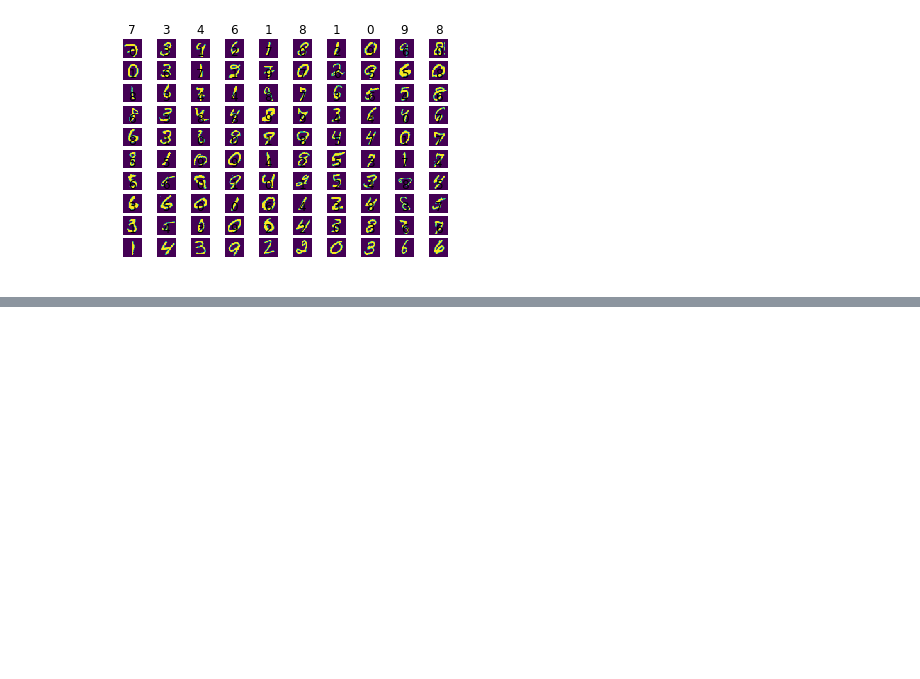
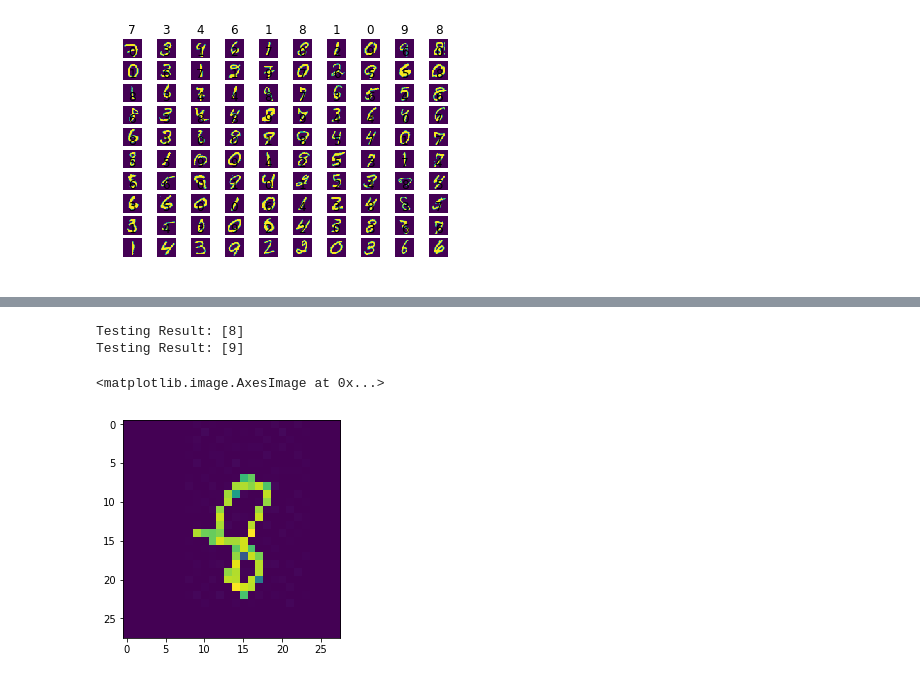
Before and after one commit to lianxiaolei/wonderful, a Jupyter notebook: notebook/test.ipynb, the cells around one changed output, grey strips where cells are left out. Saved outputs shown, nothing was run; the diff lists cells and outputs as text; code cells hidden in the pictures; blank space fills up the shorter version.

```diff
--- a/notebook/test.ipynb
+++ b/notebook/test.ipynb
@@ -43,2 +117,14 @@ plt.imshow(blur)
+# %%
+pred = sess.run(predict_op, feed_dict={X: img.reshape(-1, 28, 28, 1), p_keep_conv: 1.0, p_keep_hidden: 1.0})
+print("Testing Result:", pred)
+pred = sess.run(predict_op, feed_dict={X: dilation.reshape(-1, 28, 28, 1), p_keep_conv: 1.0, p_keep_hidden: 1.0})
+print("Testing Result:", pred)
+# %% [output]
+Testing Result: [8]
+Testing Result: [9]
 # %%
-img = cv2.imread('../data/jpg/10/1462.jpg', cv2.IMREAD_GRAYSCALE)
+img = cv2.imread('../data/nums/3247.jpg', cv2.IMREAD_GRAYSCALE)
+plt.imshow(img)
+# %% [output]
+<matplotlib.image.AxesImage at 0x...>
+[figure, added]
```
Also changed, not shown: parts of 15 cells of this notebook, 15 other files.
